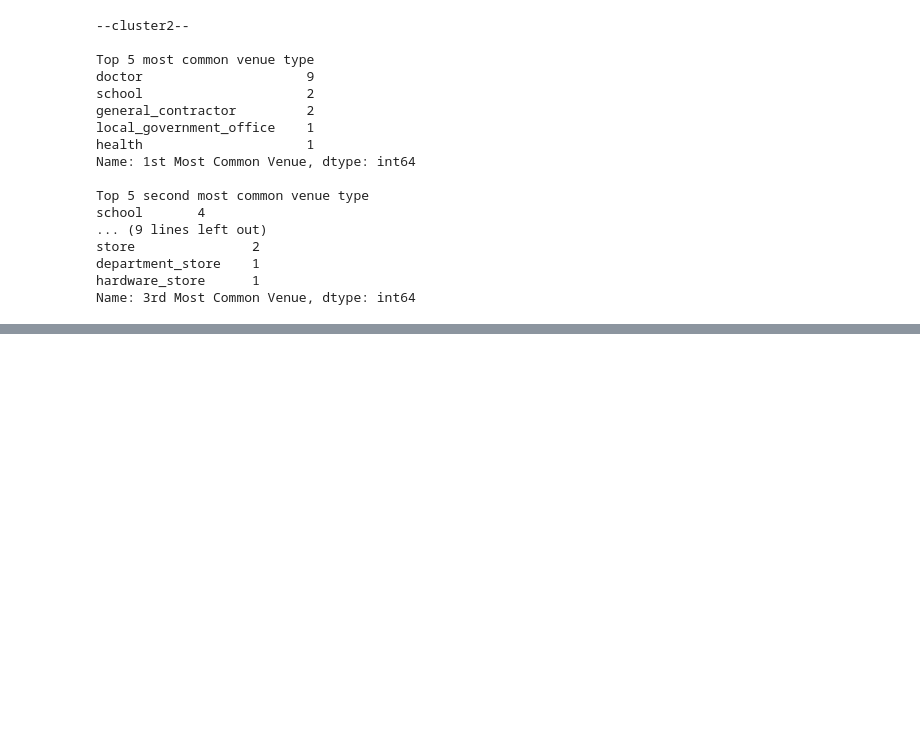
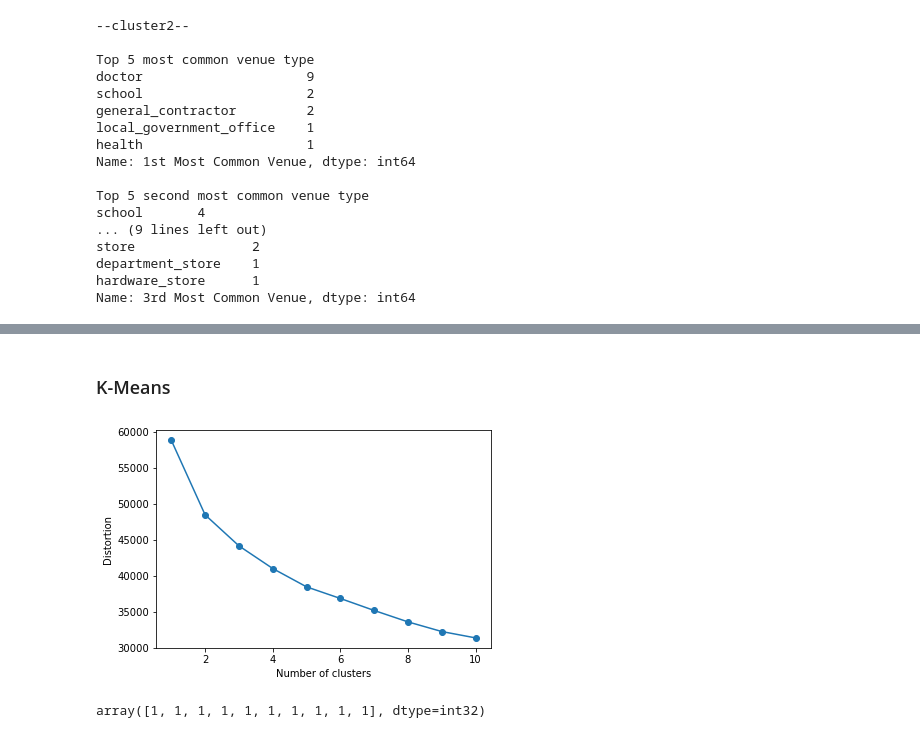
Before and after one commit to ktamkee/NYC_midterm_project, a Jupyter notebook: svc/K-Means2.ipynb, the cells around one changed output, grey strips where cells are left out. Drawn from its saved outputs; the diff is of its cells as text; code cells hidden in the pictures; blank space fills up the shorter version.

```diff
--- a/svc/K-Means2.ipynb
+++ b/svc/K-Means2.ipynb
@@ -255,0 +293,5 @@ Name: 3rd Most Common Venue, dtype: int64
+# %%
+# Import venue data within 1km of each neighborhood
+restaurant_data = pd.read_csv('/Users/karina/GitHub/NYC_midterm_project/data/data/yelp_restaurant_type_counts_1km.csv')
+restaurant_data.columns.values[0] = "id"
+restaurant_data.head()
@@ -255,0 +335,19 @@ Name: 3rd Most Common Venue, dtype: int64
+# %%
+# Numeric Data for clustering
+restaurant_clustering = restaurant_data.drop('id', axis=1)
+# %% [markdown]
+### K-Means
+# %%
+# Plot elbow graph
+plot_distortion(restaurant_clustering)
+# %% [output]
+[figure, added]
+# %%
+# Cluster data points using kmeans and get labels
+kclusters_resturant = 2
+
+kmeans_restaurant = KMeans(n_clusters=kclusters_resturant, random_state=0).fit(restaurant_clustering)
+
+kmeans_restaurant.labels_[0:10]
+# %% [output]
+array([1, 1, 1, 1, 1, 1, 1, 1, 1, 1], dtype=int32)
```
Also changed, not shown: parts of 20 cells of this notebook.
